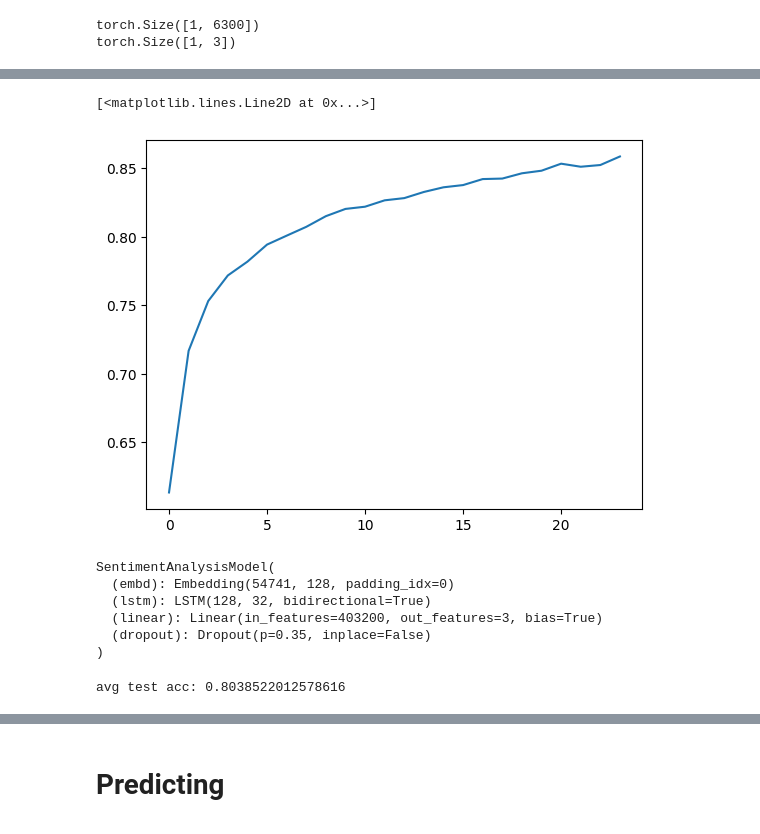
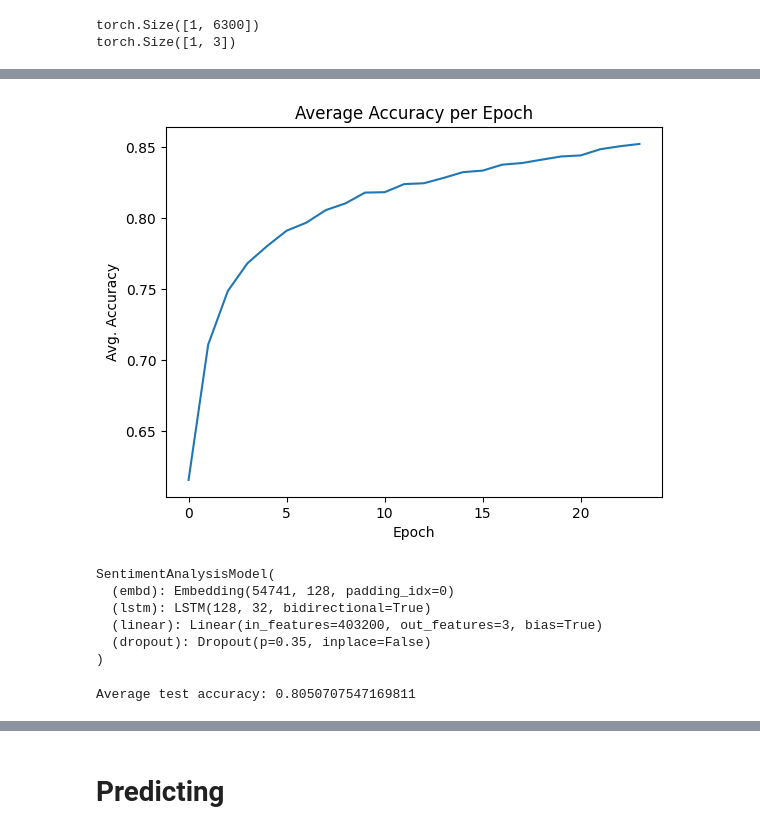
Before and after one commit to cindysintiya/Mental-Health_Sentiment-Analysis, a Jupyter notebook: notebook/ML_Mental_Health_PT.ipynb, the cells around one changed output, grey strips where cells are left out. Drawn from its saved outputs; the diff is of its cells as text; code cells hidden in the pictures.

Commit message:
better model accuracy n fix app running on debug model
- (update) model accuracy form 80,38% to 80,50%
- (fixed) app running on debug mode to false
- (upload) project report n documentation

```diff
--- a/notebook/ML_Mental_Health_PT.ipynb
+++ b/notebook/ML_Mental_Health_PT.ipynb
@@ -318,10 +331,11 @@ plt.plot(range(len(avg_loss)), avg_loss)
-# %%
-from matplotlib import pyplot as plt
-
-plt.plot(range(len(avg_acc)), avg_acc)
-# %% [output]
-[<matplotlib.lines.Line2D at 0x...>]
-[figure, removed]
+# %%
+plt.plot(range(len(avg_acc)), avg_acc)
+plt.title('Average Accuracy per Epoch')
+plt.xlabel('Epoch')
+plt.ylabel('Avg. Accuracy')
+plt.show()
+# %% [output]
+[figure, added]
 # %%
 model.eval()
 # %% [output]
@@ -334,12 +348,19 @@ SentimentAnalysisModel(
 # %%
 n = 0
 acc = 0
+
+y_test = []
+y_pred = []
+
 for x, y in tqdm(test_dataloader):
     pred, prob = model(x.to(device))
     output = pred.argmax(axis = 1)
     n += y.shape[0]
     acc += (output == y.to(device)).sum().item()
+    y_test.extend(y.cpu().numpy())
+    y_pred.extend(output.cpu().numpy())
+
 print()
-print('avg test acc:', acc / n)
+print('Average test accuracy:', acc / n)
 # %% [output]
-avg test acc: 0.8038522012578616
+Average test accuracy: 0.8050707547169811
```
Also changed, not shown: parts of 15 cells of this notebook, 3 other files.
